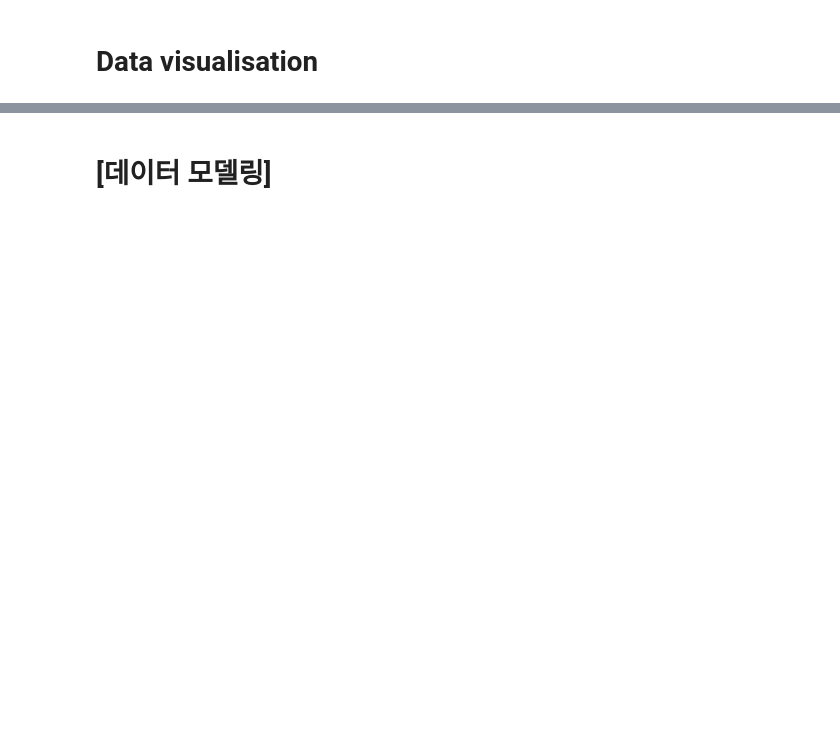
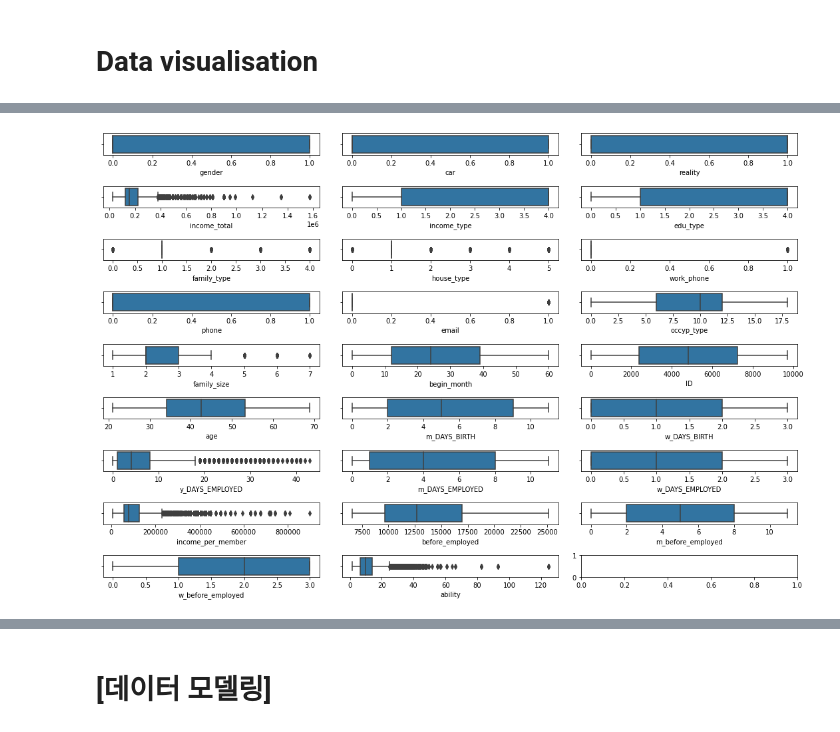
Before and after one commit to Yena-Ahn/Machine-Learning-Study, a Jupyter notebook: credit_card/credit_card_pred.ipynb, the cells around one changed output, grey strips where cells are left out. Cells and saved outputs as stored; diff of their text form; code cells hidden in the pictures; blank space fills up the shorter version.

```diff
--- a/credit_card/credit_card_pred.ipynb
+++ b/credit_card/credit_card_pred.ipynb
@@ -704,0 +710,5 @@ sns.histplot(data, kde=True)
+# %%
+#drop multicollinearity cols
+train2.drop(['child_num', 'DAYS_BIRTH', 'DAYS_EMPLOYED'], axis=1, inplace=True)
+test2.drop(['child_num', 'DAYS_BIRTH', 'DAYS_EMPLOYED'], axis=1, inplace=True)
+display(train2, test2)
@@ -704,0 +762,11 @@ sns.histplot(data, kde=True)
+# %%
+fig, axs = plt.subplots(nrows=9, ncols=3, figsize=(15,10))
+index = 0
+axs = axs.flatten()
+for col in train2.columns:
+    if col != 'credit':
+        sns.boxplot(train2[col], ax=axs[index])
+        index += 1
+plt.tight_layout()
+# %% [output]
+[figure, added]
```
Also changed, not shown: parts of 55 cells of this notebook.
